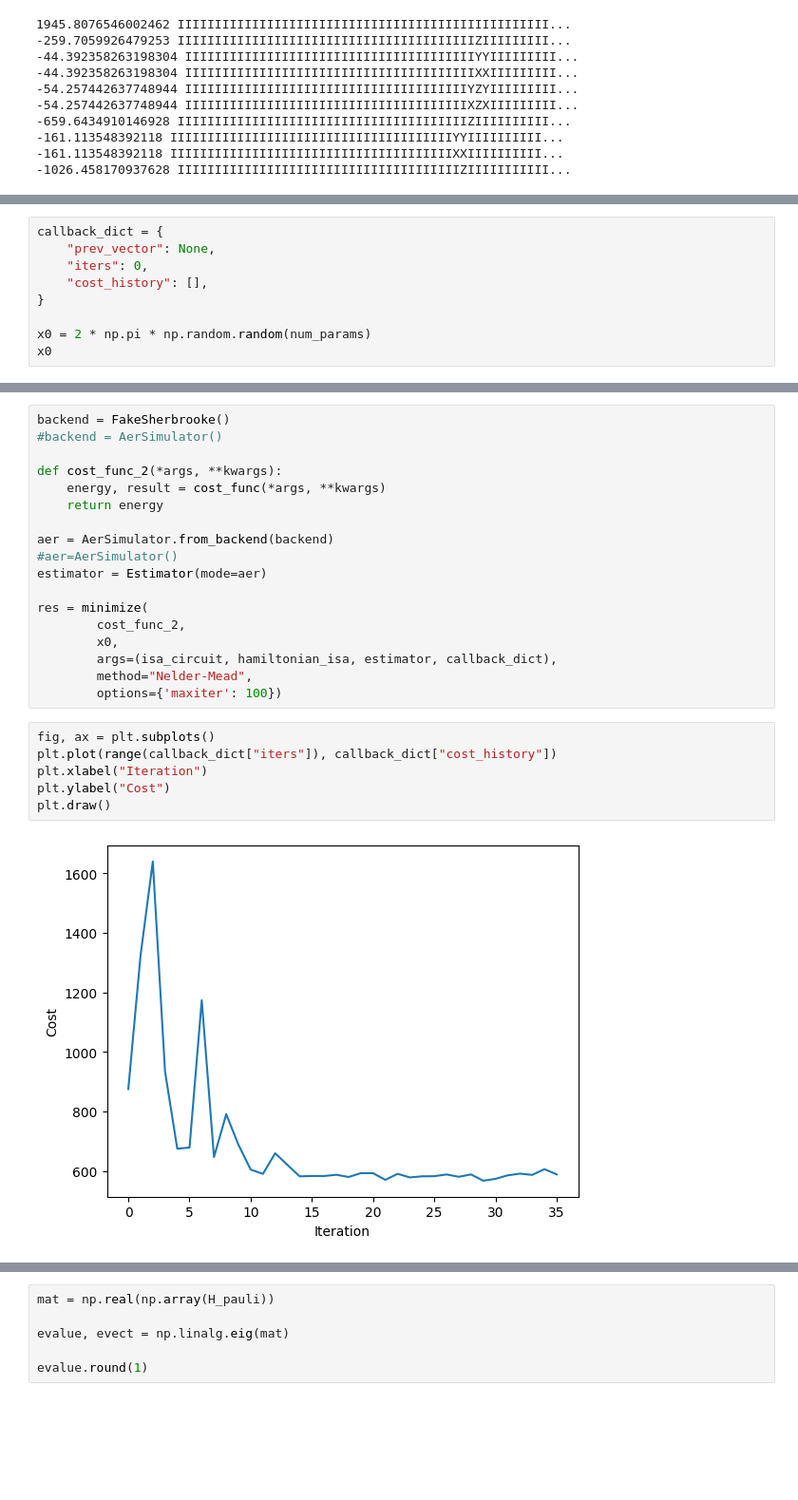
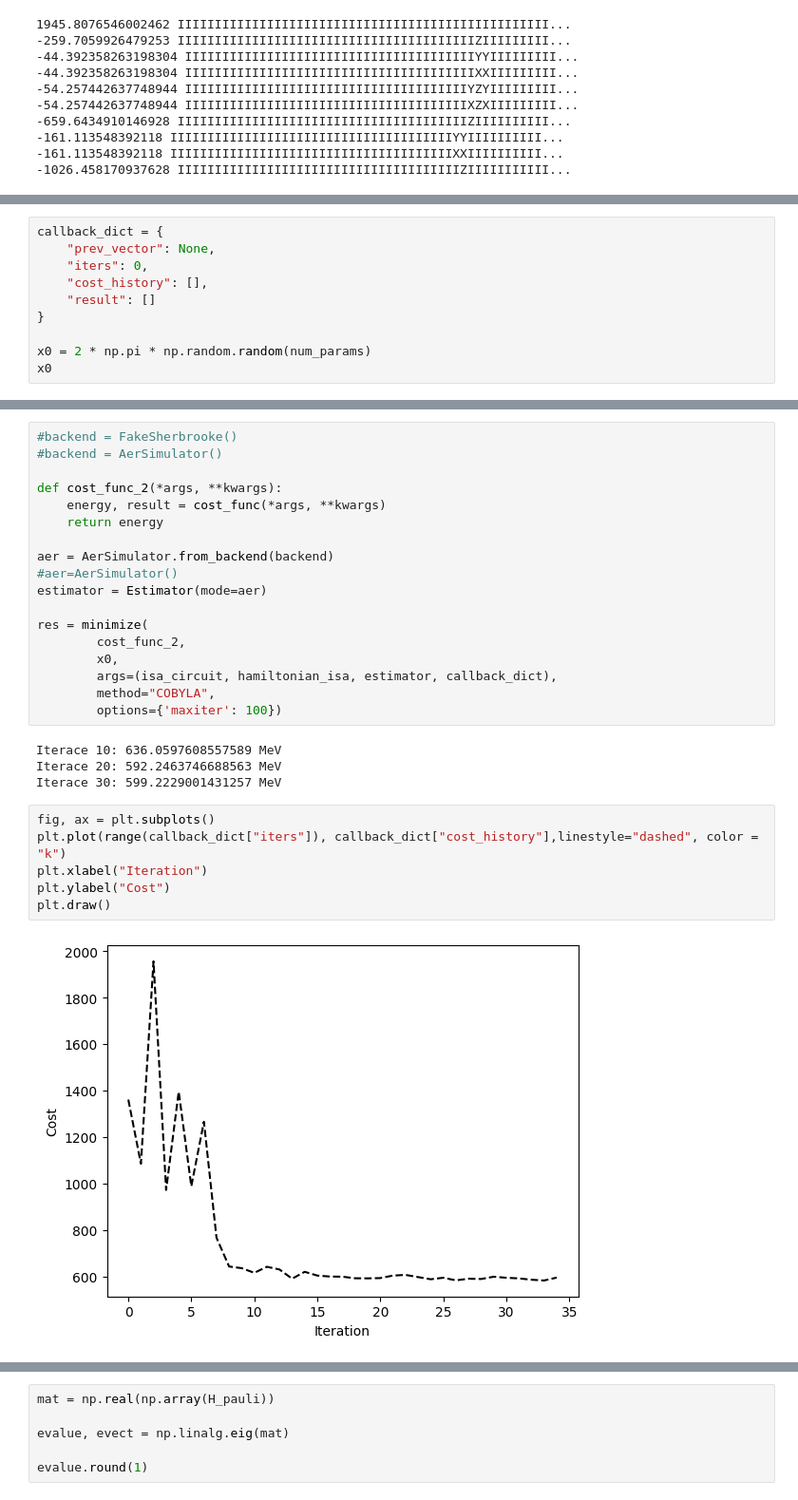
Before and after one commit to TheLittleRock/Charmonium-VQE, a Jupyter notebook: Charmonium.ipynb, the cells around one changed output, grey strips where cells are left out. Shown: that part at 95% size. Cells and saved outputs as stored; diff of their text form; blank space fills up the shorter version.

```diff
--- a/Charmonium.ipynb
+++ b/Charmonium.ipynb
@@ -639,6 +636,7 @@ callback_dict = {
     "prev_vector": None,
     "iters": 0,
     "cost_history": [],
+    "result": []
 }
 
 x0 = 2 * np.pi * np.random.random(num_params)
@@ -683,5 +648,5 @@ with Session(backend=backend) as session:
 # %%
-backend = FakeSherbrooke()
+#backend = FakeSherbrooke()
 #backend = AerSimulator()
 
 def cost_func_2(*args, **kwargs):
@@ -696,13 +661,17 @@ res = minimize(
         cost_func_2,
         x0,
         args=(isa_circuit, hamiltonian_isa, estimator, callback_dict),
-        method="Nelder-Mead",
+        method="COBYLA",
         options={'maxiter': 100})
+# %% [output]
+Iterace 10: 636.0597608557589 MeV
+Iterace 20: 592.2463746688563 MeV
+Iterace 30: 599.2229001431257 MeV
 # %%
 fig, ax = plt.subplots()
-plt.plot(range(callback_dict["iters"]), callback_dict["cost_history"])
+plt.plot(range(callback_dict["iters"]), callback_dict["cost_history"],linestyle="dashed", color = "k")
 plt.xlabel("Iteration")
 plt.ylabel("Cost")
 plt.draw()
 # %% [output]
-[figure, old version]
+[figure, new version]
```
Also changed, not shown: parts of 14 cells of this notebook, 1 other file.
